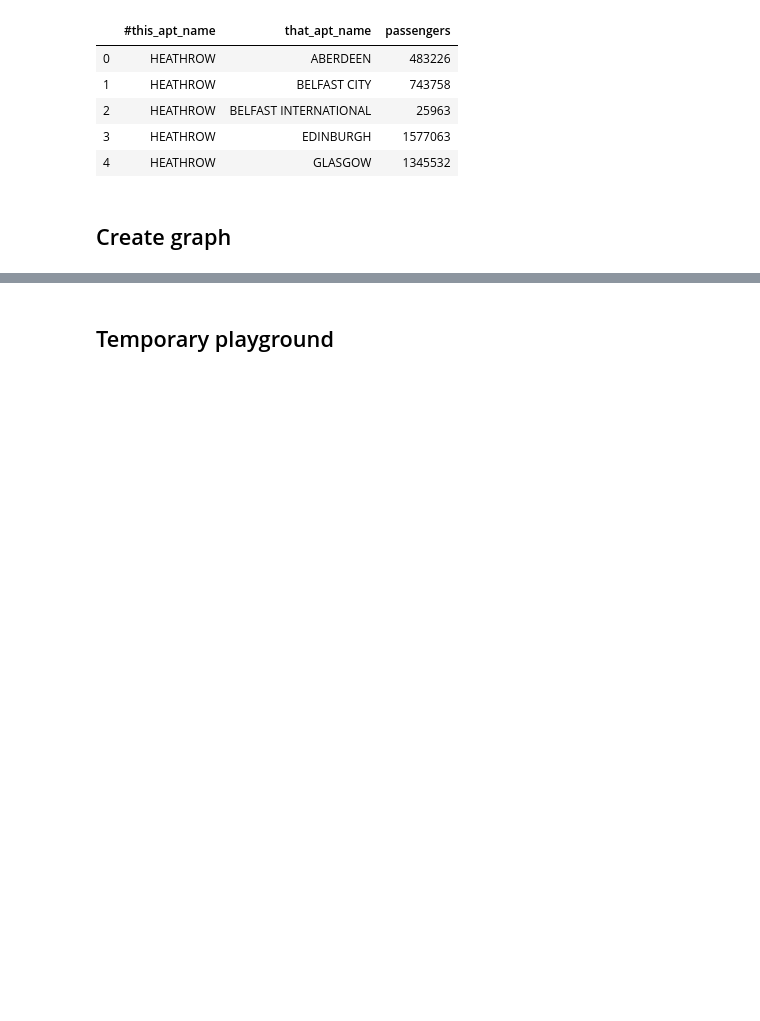
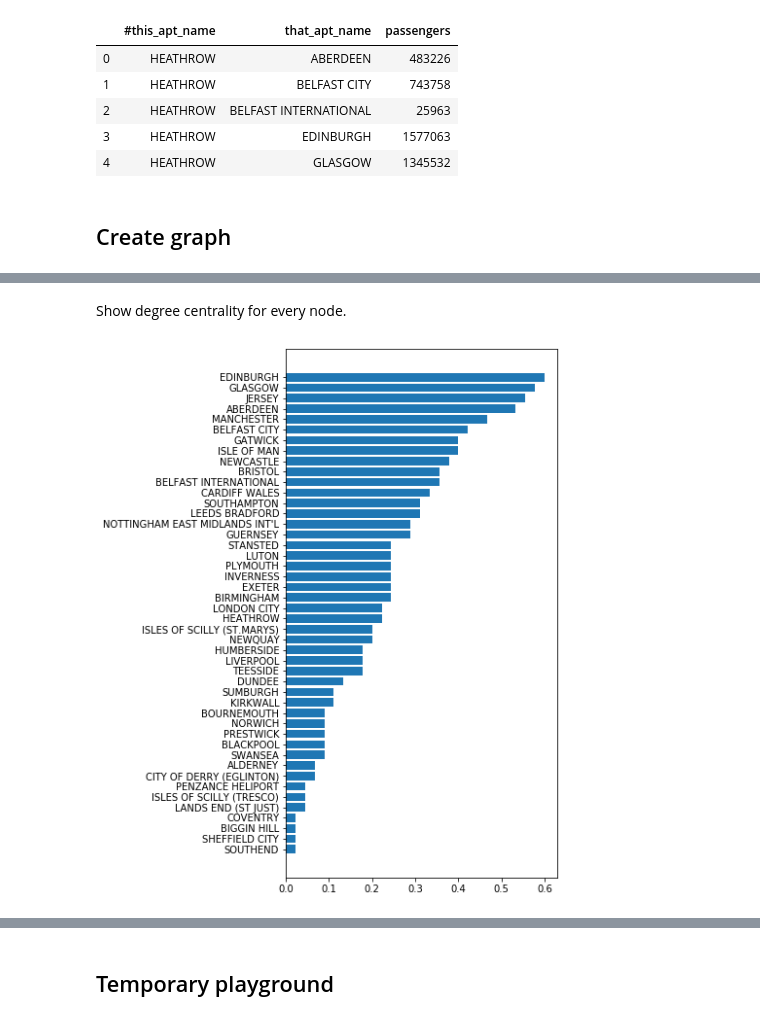
Before and after one commit to paulomac1000/UK-domestic-flights-network, a Jupyter notebook: Notebook.ipynb, the cells around one changed output, grey strips where cells are left out. Saved outputs shown, nothing was run; the diff lists cells and outputs as text; code cells hidden in the pictures; blank space fills up the shorter version.

```diff
--- a/Notebook.ipynb
+++ b/Notebook.ipynb
@@ -39,0 +84,11 @@ g=nx.from_pandas_edgelist(data, source='#this_apt_name', target='that_apt_name',
+# %% [markdown]
+Show degree centrality for every node.
+# %%
+degree_centrality = dict(nx.degree_centrality(g))
+sorted_degree_centrality = {r: degree_centrality[r] for r in sorted(degree_centrality, key=degree_centrality.get)}
+
+plt.figure(figsize=(5, 10))
+plt.barh(list(sorted_degree_centrality.keys()), sorted_degree_centrality.values())
+plt.show()
+# %% [output]
+[figure, added]
```
Also changed, not shown: parts of 35 cells of this notebook.
